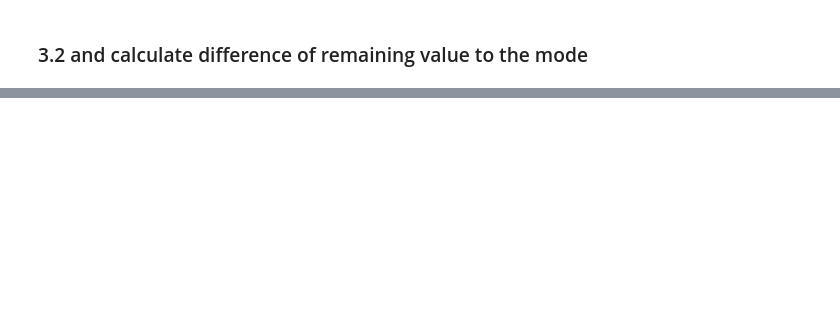
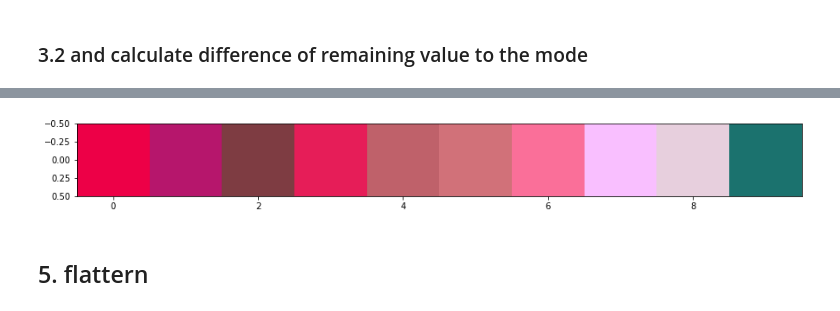
Before and after one commit to jacob-brown/Image-Colour-Themer, a Jupyter notebook: FunctionsConcept.ipynb, the cells around one changed output, grey strips where cells are left out. Cells and saved outputs as stored; diff of their text form; code cells hidden in the pictures; blank space fills up the shorter version.

```diff
--- a/FunctionsConcept.ipynb
+++ b/FunctionsConcept.ipynb
@@ -127,0 +208,23 @@ print(hexModeCount)
+# %%
+def adjustArrayToTheme(binnedDataElement, modeRGB, theme_RGB):
+
+    diffArray = binnedDataElement - modeRGB
+    theme_adjust = diffArray + theme_RGB
+
+    # correct for negative values
+    theme_adjust[theme_adjust < 0] = 0
+    theme_adjust[theme_adjust > 255] = 255
+
+    return theme_adjust
+
+def returnAdjustedBinnedData(binnedData, modeColours, theme_RGB):
+    store = []
+    for i in range(0, len(binnedData)):
+        adjustedBin = adjustArrayToTheme(binnedData[i], modeColours[i], theme_RGB[i])
+        store.append(adjustedBin)
+
+    return store
+
+
+adjustedThemeBinnedData = returnAdjustedBinnedData(binnedData, modeColours, nord_aurora_RGB)
+adjustedThemeBinnedData
@@ -127,0 +249,6 @@ print(hexModeCount)
+# %%
+showImage([adjustedThemeBinnedData[0]])
+# %% [output]
+[figure, added]
+# %% [markdown]
+## 5. flattern
```
Also changed, not shown: parts of 13 cells of this notebook.
